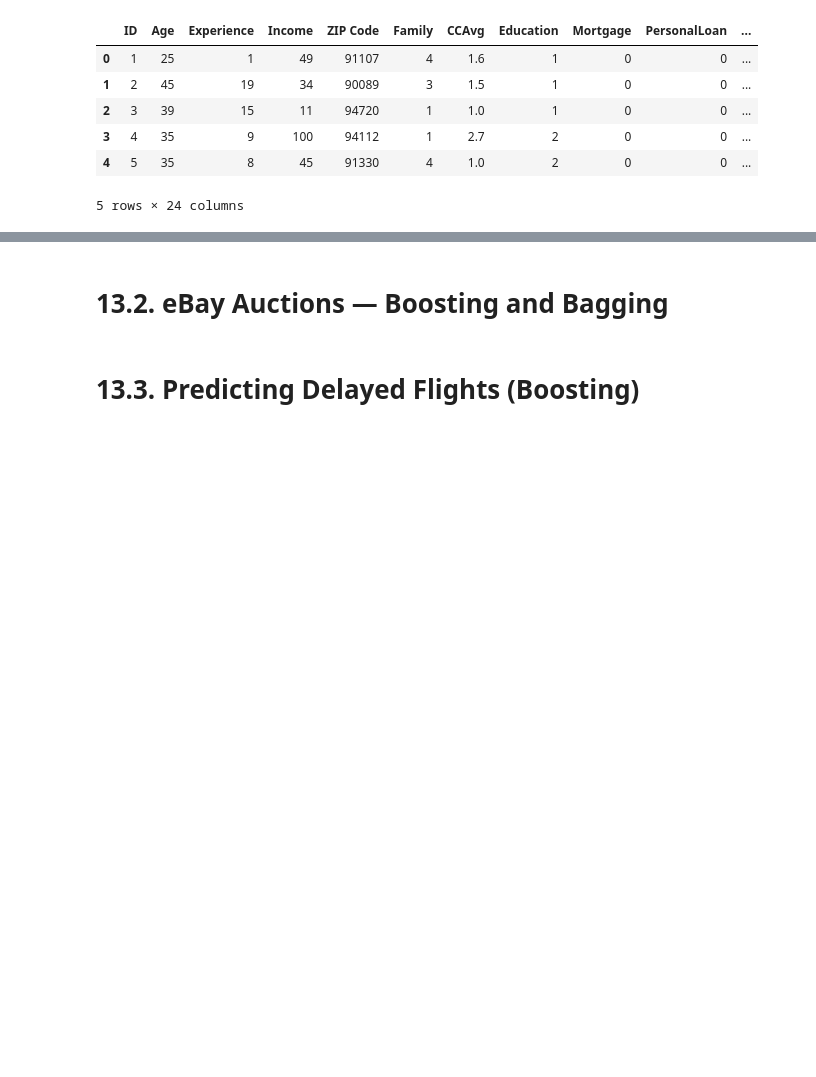
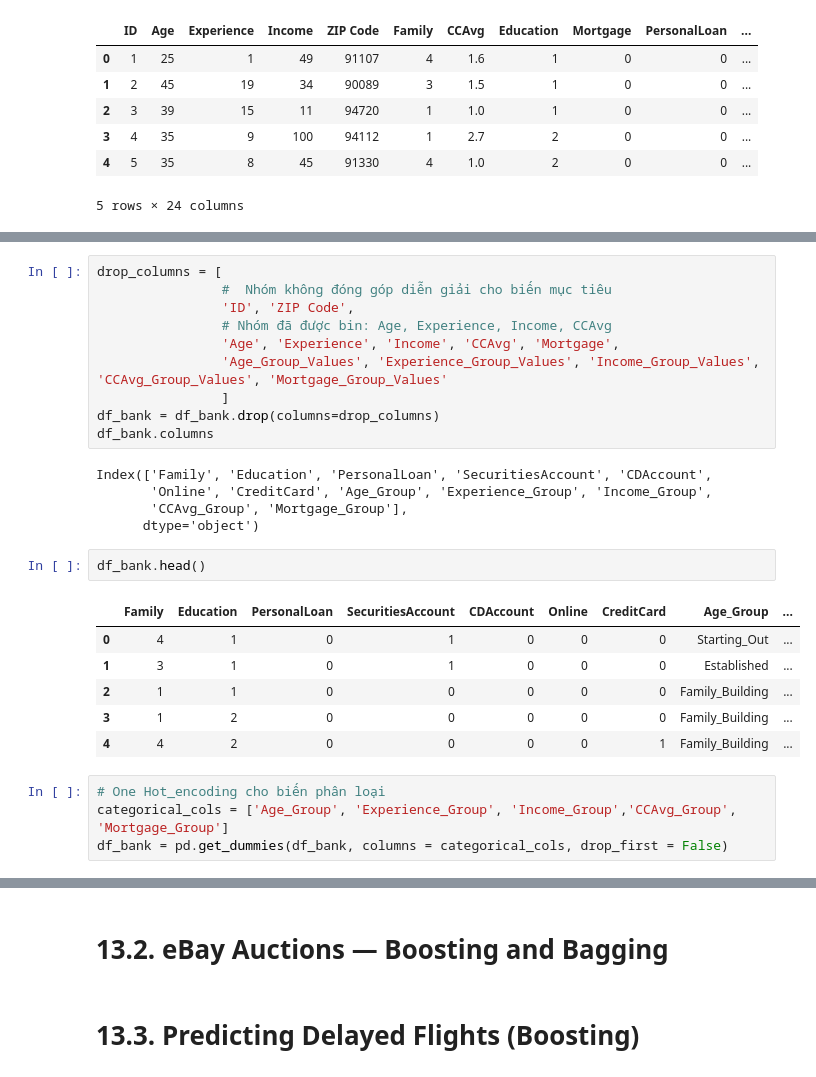
Before and after one commit to ThanhVanLe0605/Data-Mining-For-Business-Analytics-In-Python, a Jupyter notebook: Exercise/Ex_Chapter13__Combining_Methods_Ensembling_And_Lifting_Modeling_.ipynb, the cells around one changed output, grey strips where cells are left out. Drawn from its saved outputs; the diff is of its cells as text; blank space fills up the shorter version.

Commit message:
feat: complete preprocessing for consumer loan prediction
- Drop unnecessary columns
- One-hot encode categorical features
- Create X and y datasets
- Split data into train and validation sets

```diff
--- a/Exercise/Ex_Chapter13__Combining_Methods_Ensembling_And_Lifting_Modeling_.ipynb
+++ b/Exercise/Ex_Chapter13__Combining_Methods_Ensembling_And_Lifting_Modeling_.ipynb
@@ -501,0 +524,28 @@ Data discretization is not just a routine syntax trick in a preprocessing pipeli
+# %%
+drop_columns = [
+                #  Nhóm không đóng góp diễn giải cho biến mục tiêu
+                'ID', 'ZIP Code',
+                # Nhóm đã được bin: Age, Experience, Income, CCAvg
+                'Age', 'Experience', 'Income', 'CCAvg', 'Mortgage',
+                'Age_Group_Values', 'Experience_Group_Values', 'Income_Group_Values', 'CCAvg_Group_Values', 'Mortgage_Group_Values'
+                ]
+df_bank = df_bank.drop(columns=drop_columns)
+df_bank.columns
+# %% [output]
+Index(['Family', 'Education', 'PersonalLoan', 'SecuritiesAccount', 'CDAccount',
+       'Online', 'CreditCard', 'Age_Group', 'Experience_Group', 'Income_Group',
+       'CCAvg_Group', 'Mortgage_Group'],
+      dtype='object')
+# %%
+df_bank.head()
+# %% [output]
+|  | Family | Education | PersonalLoan | SecuritiesAccount | CDAccount | Online | CreditCard | Age_Group | ... |
+| 0 | 4 | 1 | 0 | 1 | 0 | 0 | 0 | Starting_Out | ... |
+| 1 | 3 | 1 | 0 | 1 | 0 | 0 | 0 | Established | ... |
+| 2 | 1 | 1 | 0 | 0 | 0 | 0 | 0 | Family_Building | ... |
+| 3 | 1 | 2 | 0 | 0 | 0 | 0 | 0 | Family_Building | ... |
+| 4 | 4 | 2 | 0 | 0 | 0 | 0 | 1 | Family_Building | ... |
+# %%
+# One Hot_encoding cho biến phân loại
+categorical_cols = ['Age_Group', 'Experience_Group', 'Income_Group','CCAvg_Group', 'Mortgage_Group']
+df_bank = pd.get_dummies(df_bank, columns = categorical_cols, drop_first = False)
```
Also changed, not shown: parts of 14 cells of this notebook.
